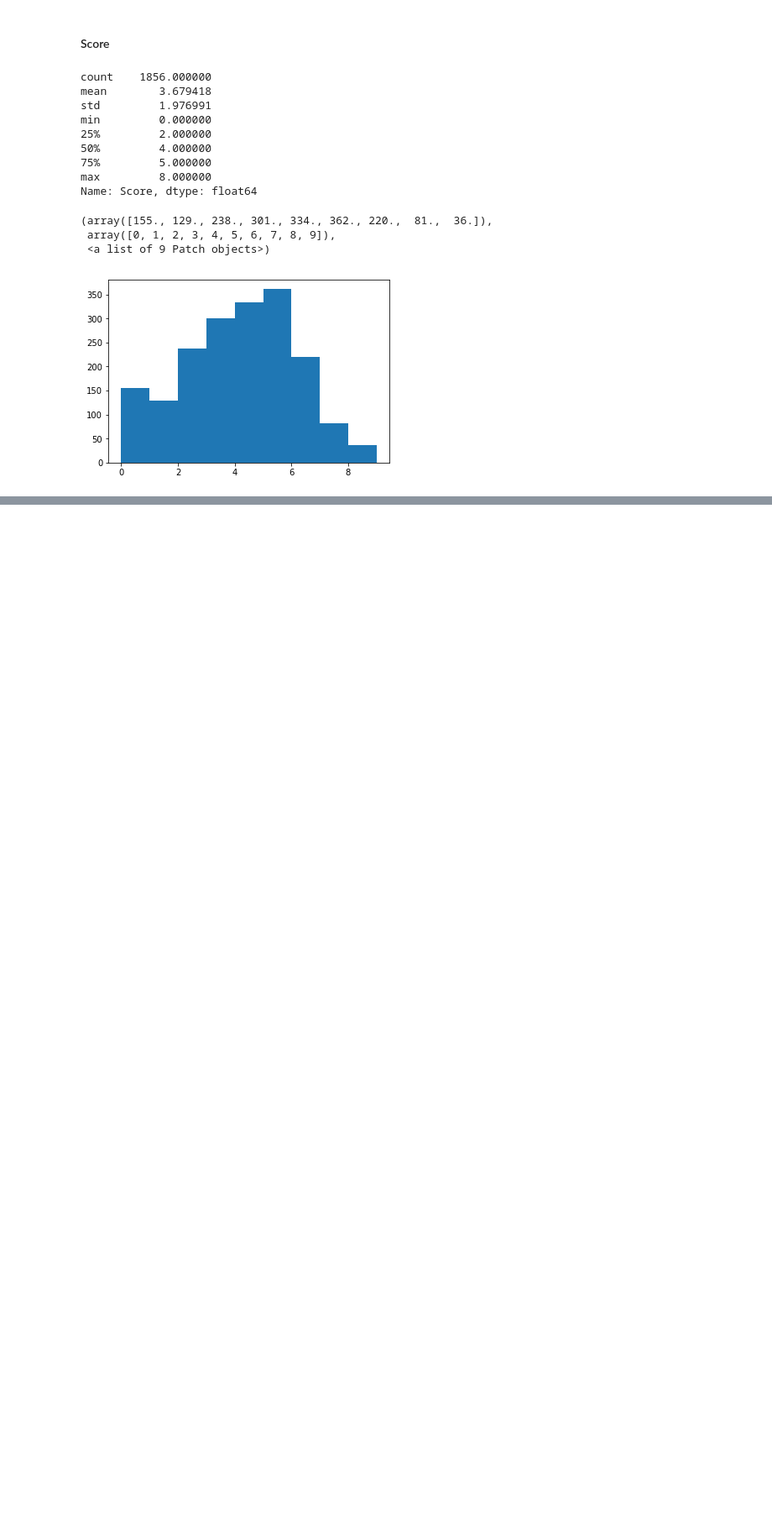
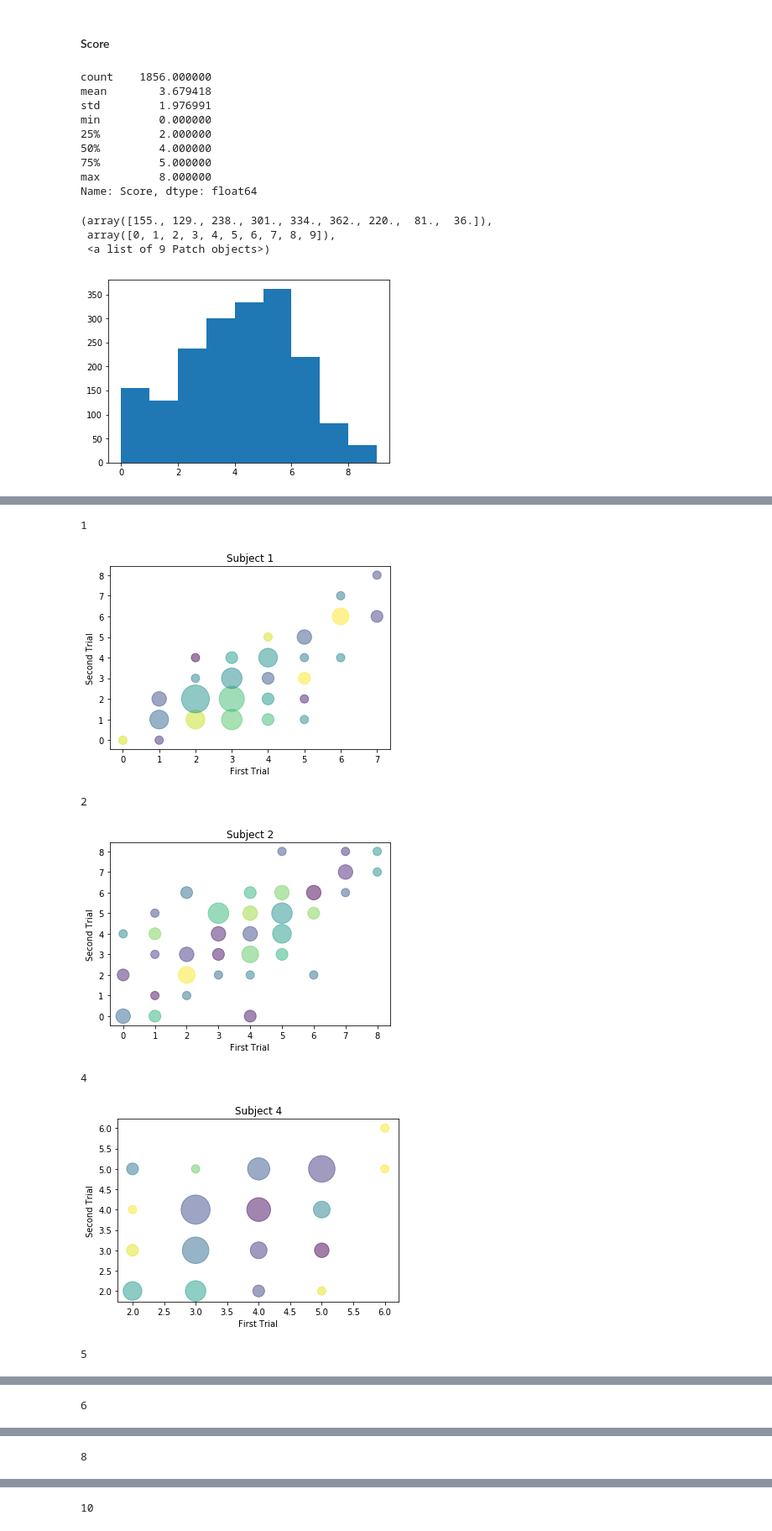
Before and after one commit to amandasongmm/economic_face_perception, a Jupyter notebook: data/Tester1.ipynb, the cells around one changed output, grey strips where cells are left out. Shown at 84% size. Cells and saved outputs as stored; diff of their text form; code cells hidden in the pictures; blank space fills up the shorter version.

Commit message:
updated Tester1.ipynb to include spearman and bubble plot;

```diff
--- a/data/Tester1.ipynb
+++ b/data/Tester1.ipynb
@@ -258,0 +268,39 @@ plt.hist(filteredTrial.Score, bins=list(range(10)))
+# %%
+pilot1 = filteredTrial[(filteredTrial.payment == 1) & (filteredTrial.total_unique_trials == 80)].sort_values(by=["SubjectID", 'ImgID'])
+# %%
+pilot1 = pilot1[pilot1.imgName != 'empty-image-1.jpg']
+# %%
+num_of_participants = len(pilot1)//160
+matrix = np.array(pilot1.Score).reshape((num_of_participants, 160))
+subjects = list(sorted(set(pilot1.SubjectID), key=list(pilot1.SubjectID).index))
+# %%
+for sub, subid in zip(matrix, subjects):
+    x_coor = sub[::2]
+    y_coor = sub[1::2]
+    # find  each unique coordinate
+
+    # Find the unique sets
+    unique_coor = sorted(set(zip(x_coor, y_coor)))
+    total_coor = list(zip(x_coor, y_coor))
+
+    size = []
+    for coor in unique_coor:
+        size.append(total_coor.count(coor))
+
+    x_unique_coor, y_unique_coor = zip(*unique_coor)
+
+    colors = np.random.rand(len(x_unique_coor))
+    plt.title('Subject ' + str(subid))
+    plt.xlabel('First Trial')
+    plt.ylabel('Second Trial')
+    #standardize the scale
+    plt.scatter(x_unique_coor, y_unique_coor, s=np.array(size) * 100 , alpha=0.5, c=colors)
+    plt.show()
+# %% [output]
+1
+[figure, added]
+2
+[figure, added]
+4
+[figure, added]
+5
@@ -258,0 +308 @@ plt.hist(filteredTrial.Score, bins=list(range(10)))
+6
@@ -258,0 +310 @@ plt.hist(filteredTrial.Score, bins=list(range(10)))
+8
@@ -258,0 +312 @@ plt.hist(filteredTrial.Score, bins=list(range(10)))
+10
```
Also changed, not shown: parts of 18 cells of this notebook.
